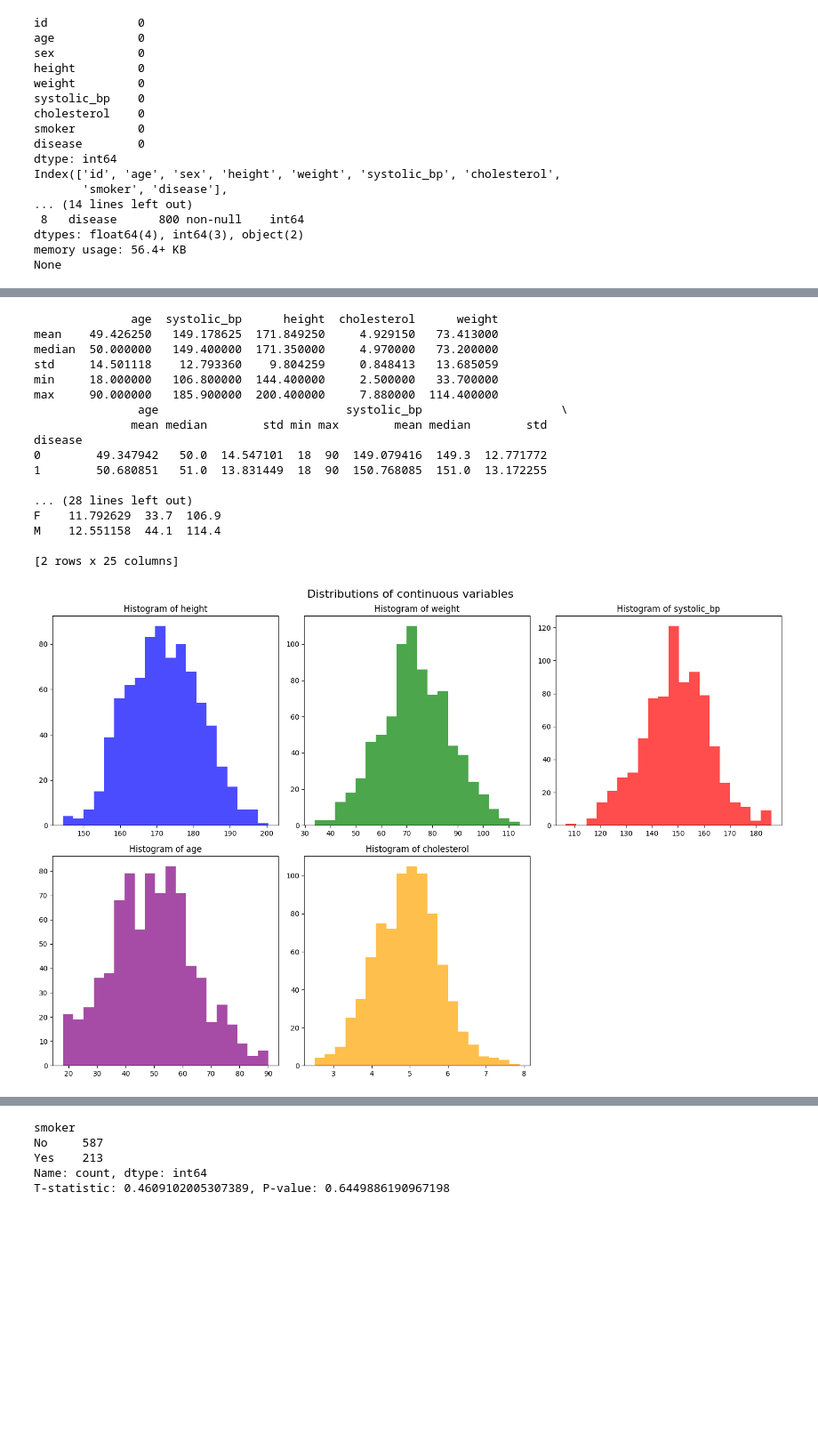
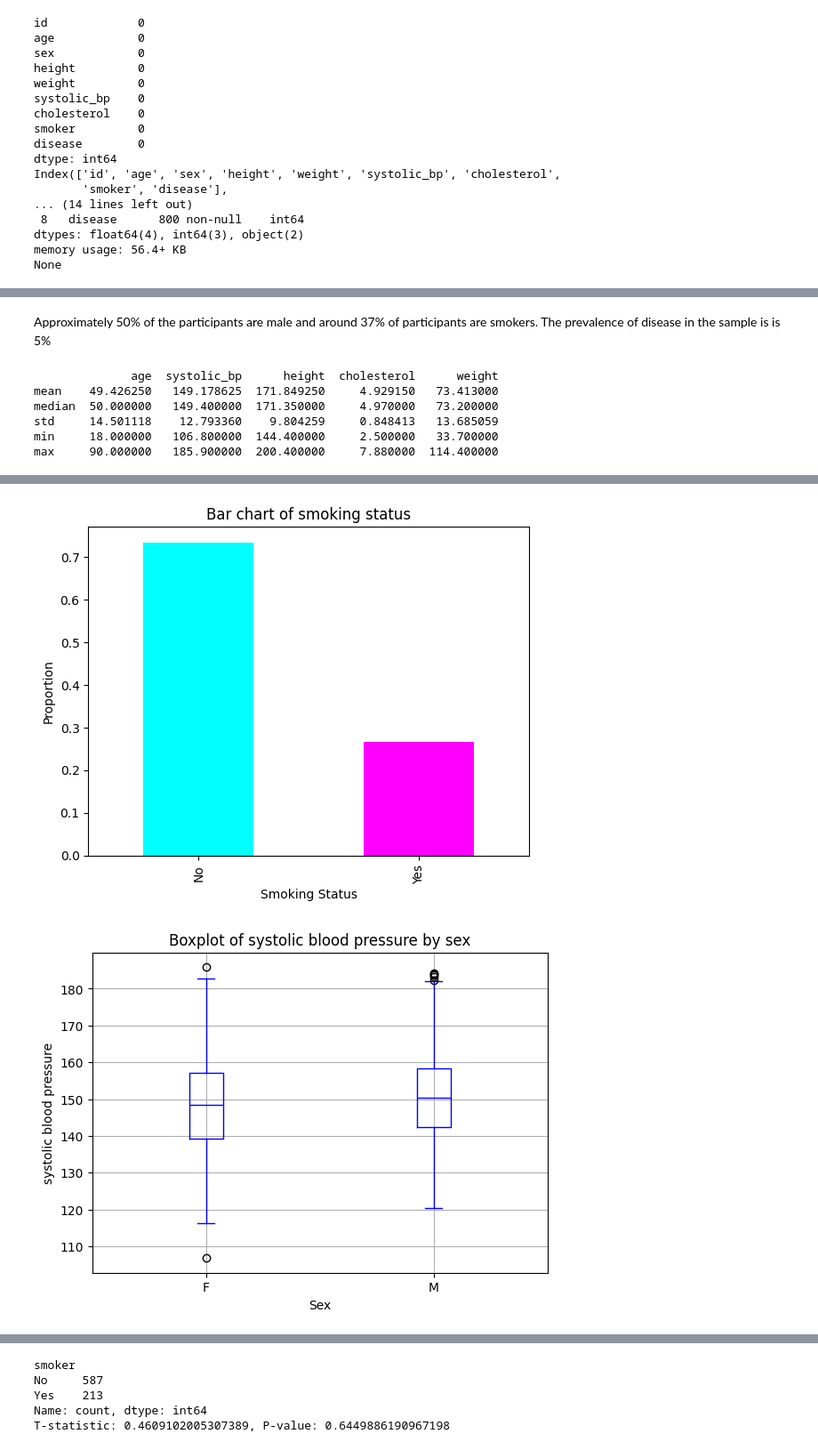
Before and after one commit to CheHenryy/health_project, a Jupyter notebook: src/report.ipynb, the cells around one changed output, grey strips where cells are left out. Shown: that part at 89% size. Saved outputs shown, nothing was run; the diff lists cells and outputs as text; code cells hidden in the pictures; blank space fills up the shorter version.

```diff
--- a/src/report.ipynb
+++ b/src/report.ipynb
@@ -68,13 +87,9 @@ Name: count, dtype: int64
+# %% [markdown]
+Approximately 50% of the participants are male and around 37% of participants are smokers. The prevalence of disease in the sample is is 5%
 # %%
 # descriptive stats for numerical variables
 summary = data[['age', 'systolic_bp', 'height', 'cholesterol', 'weight']].agg(['mean', 'median', 'std', 'min', 'max'])
 print(summary)
-
-summary_by_disease = data.groupby('disease')[['age', 'systolic_bp', 'height', 'cholesterol', 'weight']].agg(['mean', 'median', 'std', 'min', 'max'])
-print(summary_by_disease)
-
-summary_by_sex = data.groupby('sex')[['age', 'systolic_bp', 'height', 'cholesterol', 'weight']].agg(['mean', 'median', 'std', 'min', 'max'],)
-print(summary_by_sex)
 # %% [output]
               age  systolic_bp      height  cholesterol      weight
 mean    49.426250   149.178625  171.849250     4.929150   73.413000
@@ -82,45 +97,13 @@ median  50.000000   149.400000  171.350000     4.970000   73.200000
 std     14.501118    12.793360    9.804259     0.848413   13.685059
 min     18.000000   106.800000  144.400000     2.500000   33.700000
 max     90.000000   185.900000  200.400000     7.880000  114.400000
-               age                           systolic_bp                    \
-              mean median        std min max        mean median        std
-disease
-0        49.347942   50.0  14.547101  18  90  149.079416  149.3  12.771772
-1        50.680851   51.0  13.831449  18  90  150.768085  151.0  13.172255
-
-... (28 lines left out)
-F    11.792629  33.7  106.9
-M    12.551158  44.1  114.4
-
-[2 rows x 25 columns]
-# %%
-# Data visualisation of continuous variables
-
-fig, axes = plt.subplots(2,3, figsize=(15,10))
-
-axes[0,0].hist(data['height'], bins=20, color='blue', alpha=0.7)
-axes[0,0].set_title('Histogram of height')
-axes[0,1].hist(data['weight'], bins=20, color='green', alpha=0.7)
-axes[0,1].set_title('Histogram of weight')
-axes[0,2].hist(data['systolic_bp'], bins=20, color='red', alpha=0.7)
-axes[0,2].set_title('Histogram of systolic_bp')
-axes[1,0].hist(data['age'], bins=20, color='purple', alpha=0.7)
-axes[1,0].set_title('Histogram of age')
-axes[1,1].hist(data['cholesterol'], bins=20, color='orange', alpha=0.7)
-axes[1,1].set_title('Histogram of cholesterol')
-axes[1,2].axis('off')
-fig.suptitle('Distributions of continuous variables', fontsize=16)
-plt.tight_layout()
-
-plt.show()
-# %% [output]
-[figure, removed]
 # %%
-data.boxplot(column='weight', by='sex', color = 'blue', grid=True)
-plt.title('Boxplot of weight by sex')
-plt.suptitle('')
-plt.xlabel('Sex')
-plt.ylabel('Weight')
-plt.show()
+vi.box_sex(data)
+
+vi.bar_smoker(data)
+
+vi.box_bp_sex(data)
 # %% [output]
 [figure]
+[figure, added]
+[figure, added]
```
Also changed, not shown: parts of 11 cells of this notebook, 1 other file.
